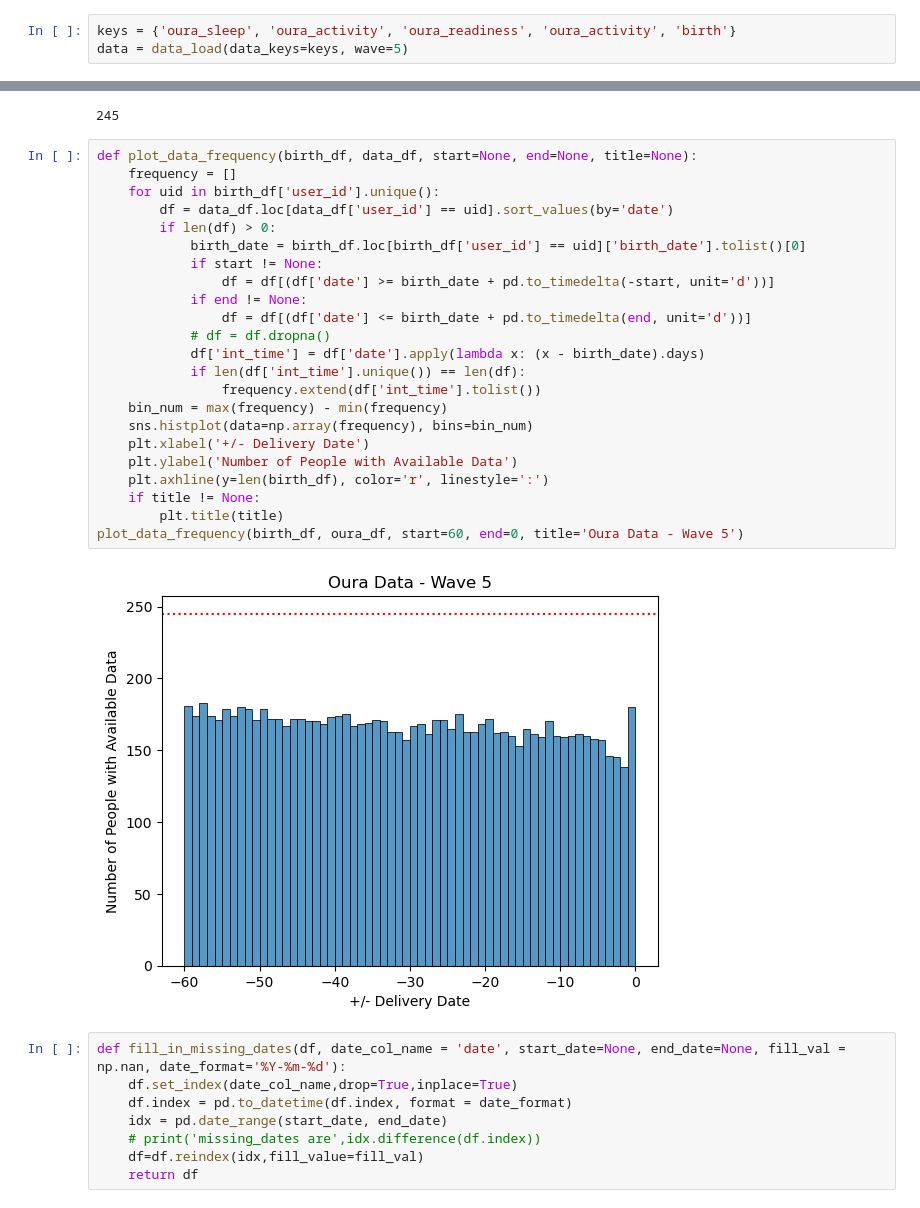
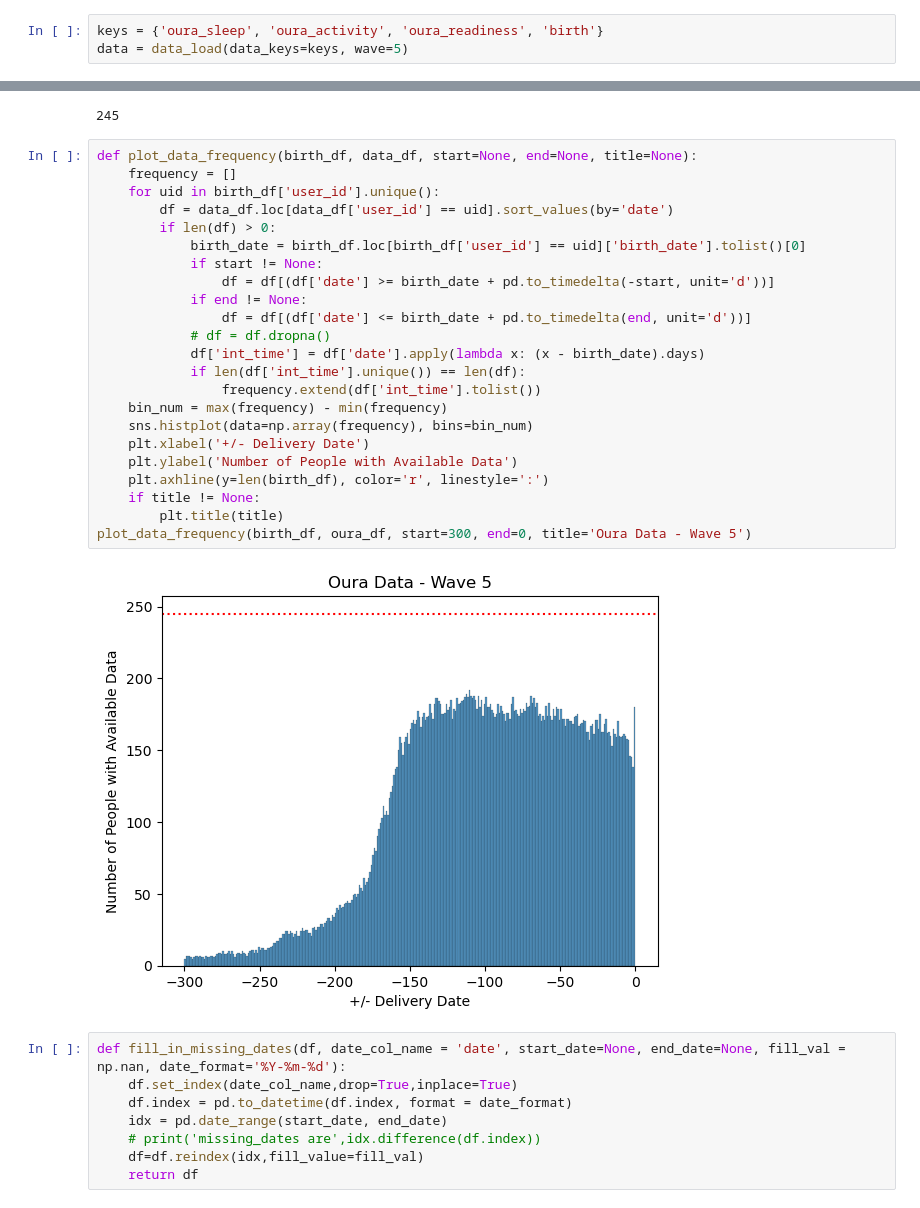
Before and after one commit to smilejennyyu/Delivery-Readiness, a Jupyter notebook: delivery_data_processing.ipynb, the cells around one changed output, grey strips where cells are left out. Saved outputs shown, nothing was run; the diff lists cells and outputs as text.

Commit message:
push lstm and 5 min data code

```diff
--- a/delivery_data_processing.ipynb
+++ b/delivery_data_processing.ipynb
@@ -15,3 +15,3 @@ Matplotlib created a temporary config/cache directory at /tmp/matplotlib-aqfwka1
 # %%
-keys = {'oura_sleep', 'oura_activity', 'oura_readiness', 'oura_activity', 'birth'}
+keys = {'oura_sleep', 'oura_activity', 'oura_readiness', 'birth'}
 data = data_load(data_keys=keys, wave=5)
@@ -32,28 +34,28 @@ len(birth_df['user_id'].unique())
 # %%
 def plot_data_frequency(birth_df, data_df, start=None, end=None, title=None):
     frequency = []
     for uid in birth_df['user_id'].unique():
         df = data_df.loc[data_df['user_id'] == uid].sort_values(by='date')
         if len(df) > 0:
             birth_date = birth_df.loc[birth_df['user_id'] == uid]['birth_date'].tolist()[0]
             if start != None:
                 df = df[(df['date'] >= birth_date + pd.to_timedelta(-start, unit='d'))]
             if end != None:
                 df = df[(df['date'] <= birth_date + pd.to_timedelta(end, unit='d'))]
             # df = df.dropna()
             df['int_time'] = df['date'].apply(lambda x: (x - birth_date).days)
             if len(df['int_time'].unique()) == len(df):
                 frequency.extend(df['int_time'].tolist())
     bin_num = max(frequency) - min(frequency)
     sns.histplot(data=np.array(frequency), bins=bin_num)
     plt.xlabel('+/- Delivery Date')
     plt.ylabel('Number of People with Available Data')
     plt.axhline(y=len(birth_df), color='r', linestyle=':')
     if title != None:
         plt.title(title)
-plot_data_frequency(birth_df, oura_df, start=60, end=0, title='Oura Data - Wave 5')
+plot_data_frequency(birth_df, oura_df, start=300, end=0, title='Oura Data - Wave 5')
 # %% [output]
-[figure, old version]
+[figure, new version]
 # %%
 def fill_in_missing_dates(df, date_col_name = 'date', start_date=None, end_date=None, fill_val = np.nan, date_format='%Y-%m-%d'):
     df.set_index(date_col_name,drop=True,inplace=True)
```
Also changed, not shown: parts of 2 cells of this notebook, 14 other files.
